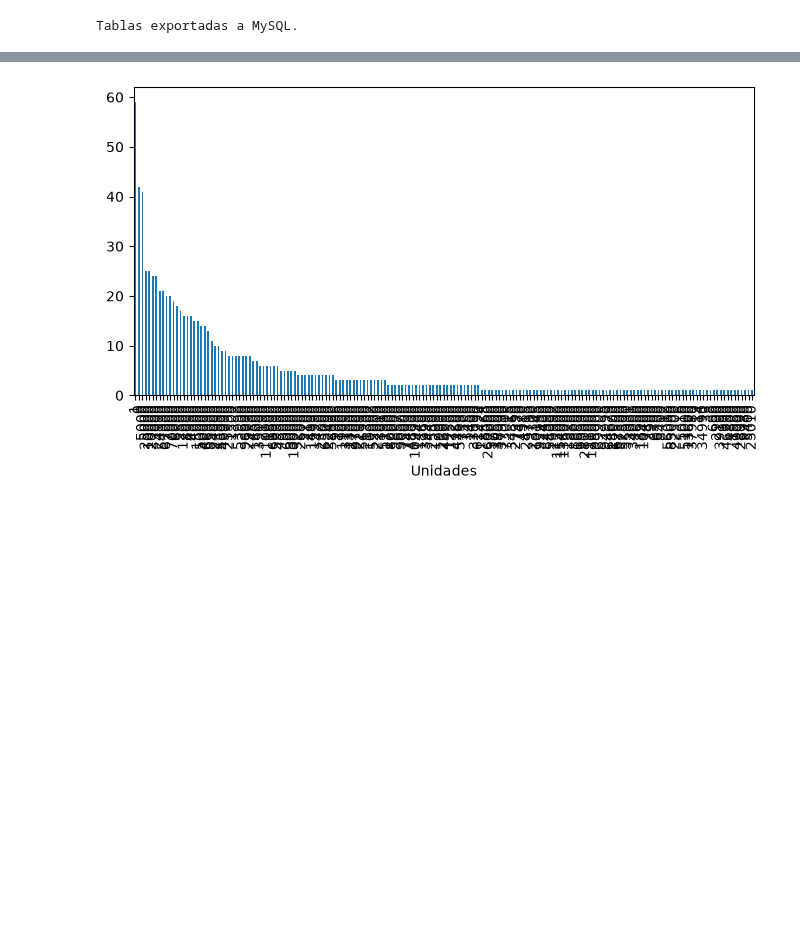
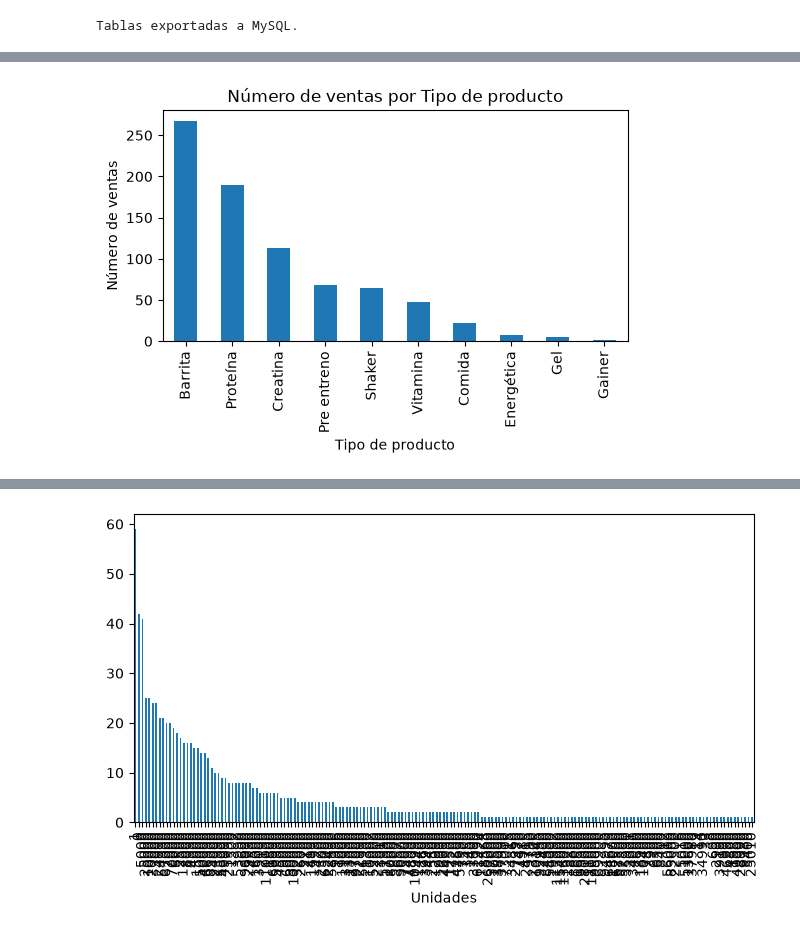
Before and after one commit to marcospnur/Bravos_Nutrition, a Jupyter notebook: Analisis de datos.ipynb, the cells around one changed output, grey strips where cells are left out. Cells and saved outputs as stored; diff of their text form; code cells hidden in the pictures; blank space fills up the shorter version.

```diff
--- a/Analisis de datos.ipynb
+++ b/Analisis de datos.ipynb
@@ -184,0 +210,12 @@ dim_productos.describe(include="all").round(2)
+# %%
+### Para Panel Ventas
+## Análisis univariado
+# Gráficos
+# Número de ventas por tipo de producto
+panel_ventas["tipo"].value_counts().plot.bar(figsize=(6,3))
+plt.title("Número de ventas por Tipo de producto")
+plt.ylabel("Número de ventas")
+plt.xlabel("Tipo de producto")
+plt.show()
+# %% [output]
+[figure, added]
```
Also changed, not shown: parts of 20 cells of this notebook.
